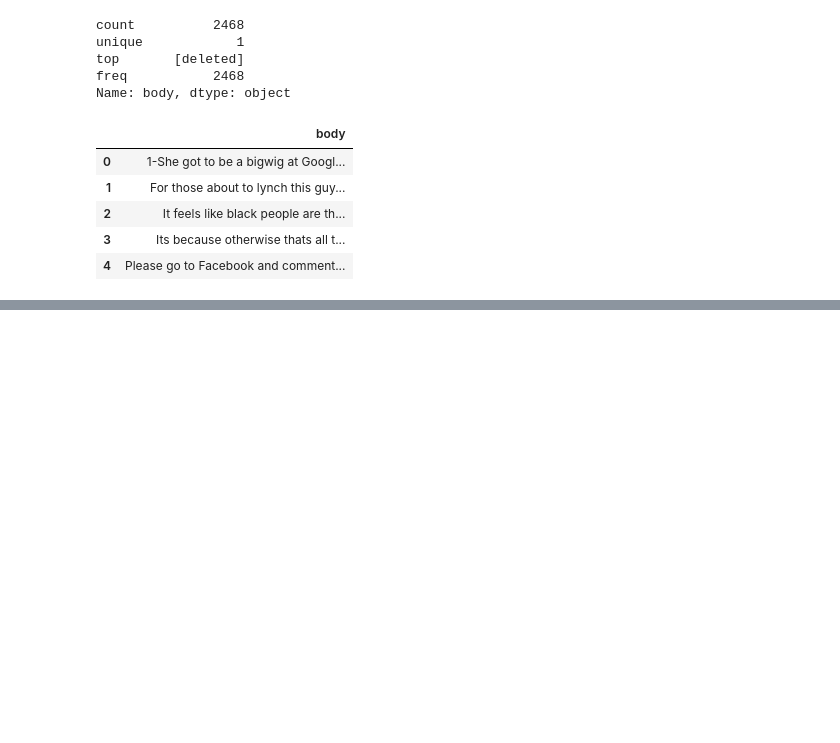
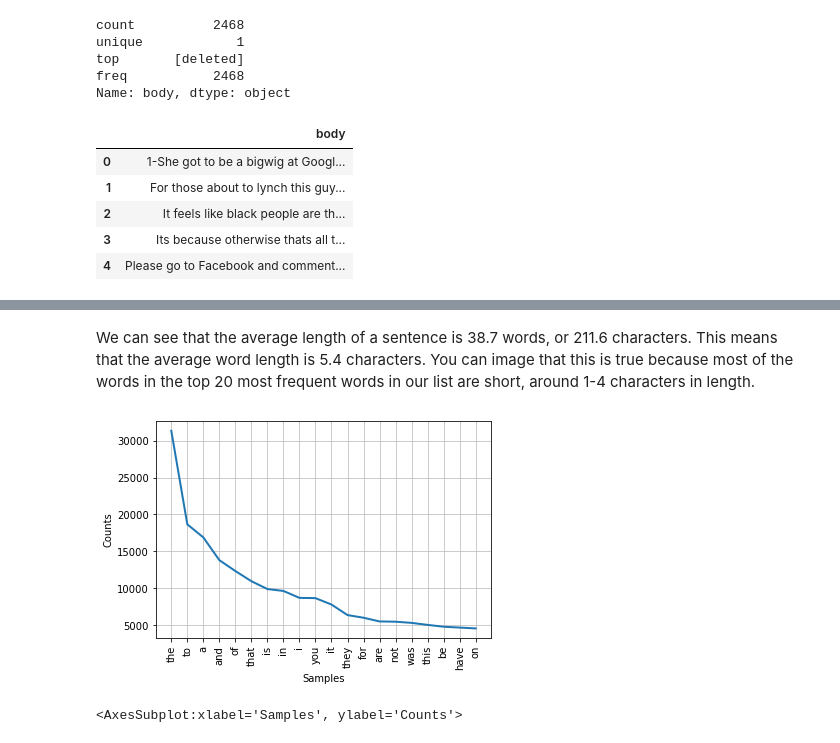
Before and after one commit to BonaventureR/nlp-project, a Jupyter notebook: notebooks/news-comments-prep.ipynb, the cells around one changed output, grey strips where cells are left out. Cells and saved outputs as stored; diff of their text form; code cells hidden in the pictures; blank space fills up the shorter version.

```diff
--- a/notebooks/news-comments-prep.ipynb
+++ b/notebooks/news-comments-prep.ipynb
@@ -55,0 +161,7 @@ comments.head()
+# %% [markdown]
+We can see that the average length of a sentence is 38.7 words, or 211.6 characters. This means that the average word length is 5.4 characters. You can image that this is true because most of the words in the top 20 most frequent words in our list are short, around 1-4 characters in length.
+# %%
+freqdist.plot(20)
+# %% [output]
+[figure, added]
+<AxesSubplot:xlabel='Samples', ylabel='Counts'>
```
Also changed, not shown: parts of 20 cells of this notebook.
